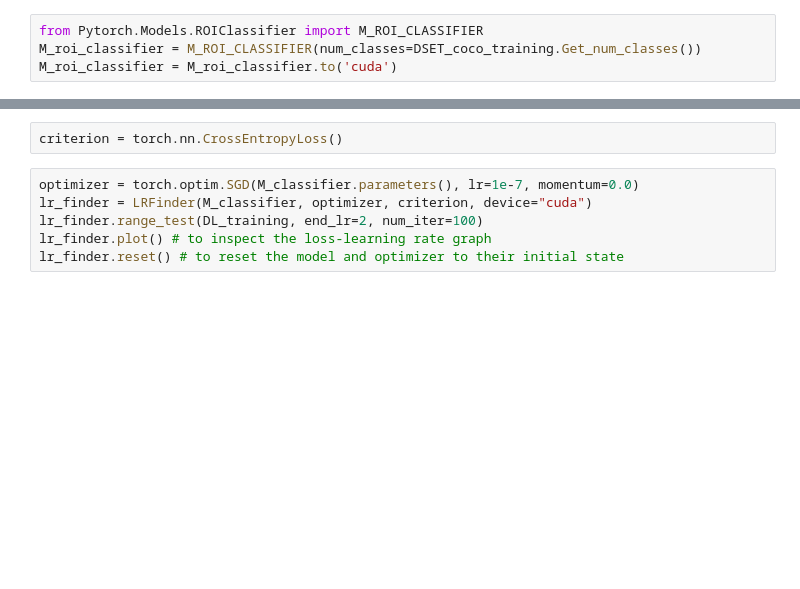
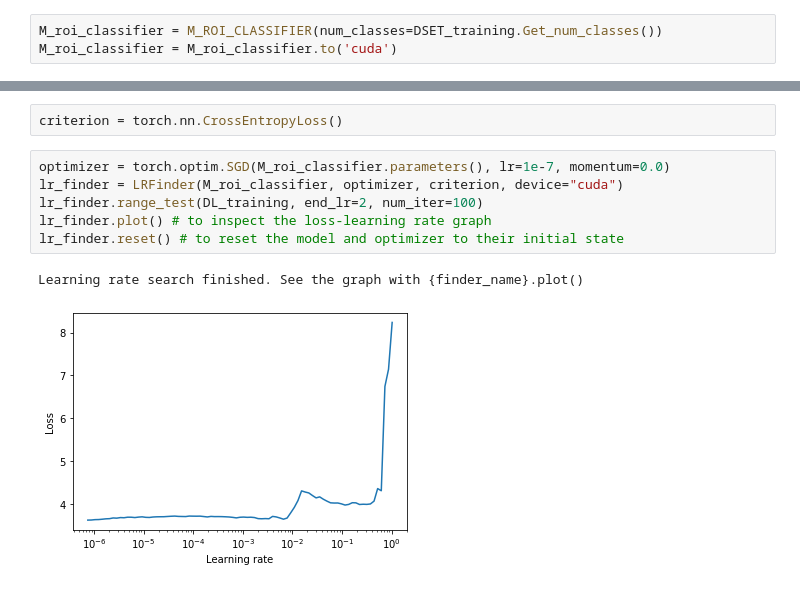
Before and after one commit to etnAIGitHub/ZeroShotLearning, a Jupyter notebook: Pytorch/Experiments/BenedettiniROIClassification.ipynb, the cells around one changed output, grey strips where cells are left out. Drawn from its saved outputs; the diff is of its cells as text; blank space fills up the shorter version.

Commit message:
Coco Roi Classification

```diff
--- a/Pytorch/Experiments/BenedettiniROIClassification.ipynb
+++ b/Pytorch/Experiments/BenedettiniROIClassification.ipynb
@@ -79,8 +68,7 @@ DSET_training.Get_class_idx_description(class_idx)
 DL_training = DataLoader(DSET_training, batch_size=batch_size, shuffle=False)
 DL_validation = DataLoader(DSET_validation, batch_size=batch_size, shuffle=False)
 # %%
-from Pytorch.Models.ROIClassifier import M_ROI_CLASSIFIER
-M_roi_classifier = M_ROI_CLASSIFIER(num_classes=DSET_coco_training.Get_num_classes())
+M_roi_classifier = M_ROI_CLASSIFIER(num_classes=DSET_training.Get_num_classes())
 M_roi_classifier = M_roi_classifier.to('cuda')
 # %%
 def prepare_batch_fn(batch, gt):
@@ -135,9 +118,12 @@ from torch_lr_finder import LRFinder
 # %%
 criterion = torch.nn.CrossEntropyLoss()
 # %%
-optimizer = torch.optim.SGD(M_classifier.parameters(), lr=1e-7, momentum=0.0)
-lr_finder = LRFinder(M_classifier, optimizer, criterion, device="cuda")
+optimizer = torch.optim.SGD(M_roi_classifier.parameters(), lr=1e-7, momentum=0.0)
+lr_finder = LRFinder(M_roi_classifier, optimizer, criterion, device="cuda")
 lr_finder.range_test(DL_training, end_lr=2, num_iter=100)
 lr_finder.plot() # to inspect the loss-learning rate graph
 lr_finder.reset() # to reset the model and optimizer to their initial state
+# %% [output]
+Learning rate search finished. See the graph with {finder_name}.plot()
+[figure, added]
 # %%
```
Also changed, not shown: parts of 16 cells of this notebook, 3 other files.
